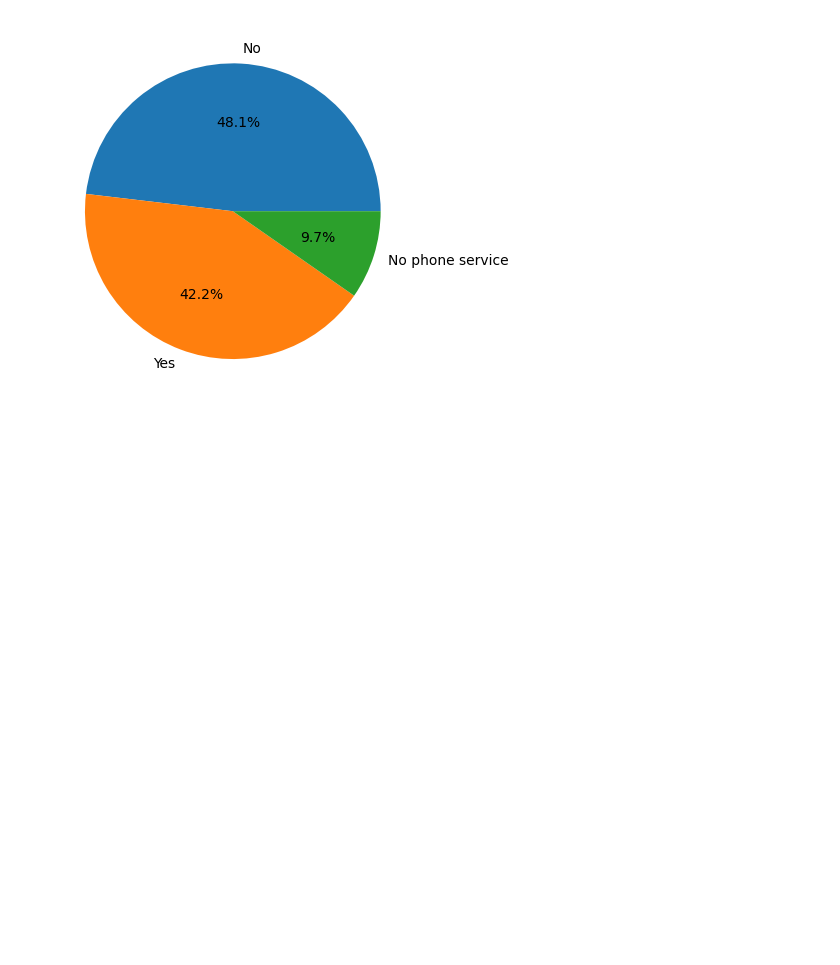
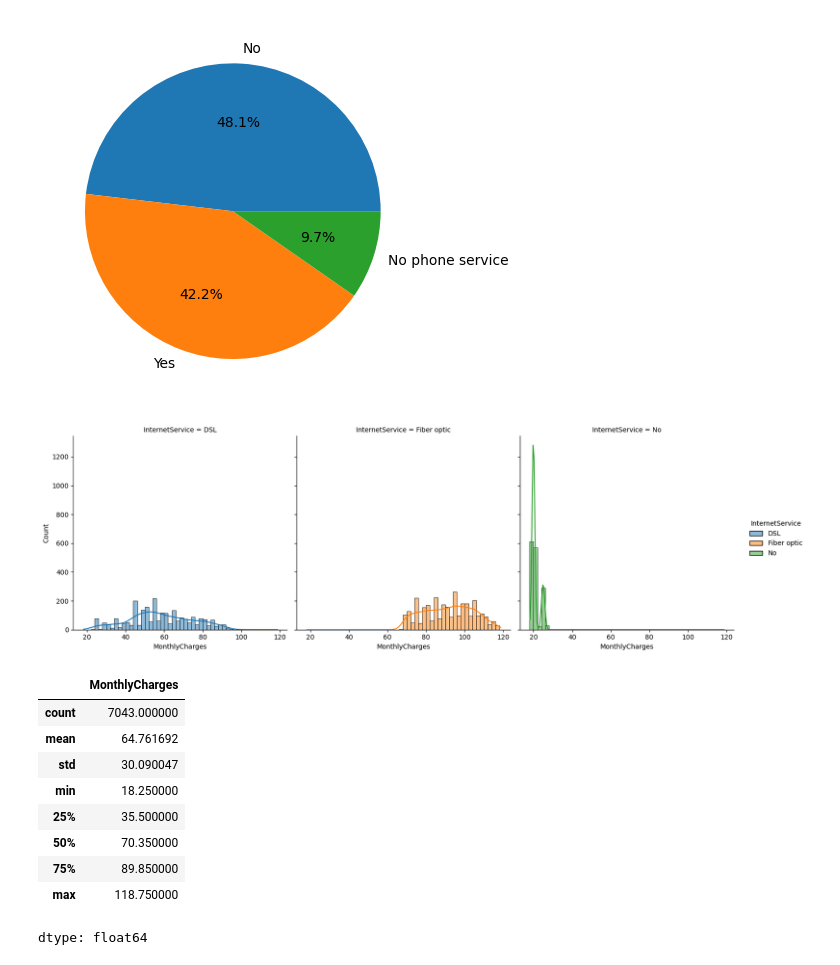
Before and after one commit to anshumbanga/Deep-Learning-and-NLP, a Jupyter notebook: Assignments/Telecom_churn.ipynb, the cells around one changed output. Cells and saved outputs as stored; diff of their text form; code cells hidden in the pictures; blank space fills up the shorter version.

```diff
--- a/Assignments/Telecom_churn.ipynb
+++ b/Assignments/Telecom_churn.ipynb
@@ -130,6 +129,19 @@ plt.show()
 [figure]
 # %%
 # MonthlyCharges	TotalCharges
-sns.histplot(df.MonthlyCharges,bins=range(18,120,2))
+sns.displot(data=df,x='MonthlyCharges',bins=range(18,120,2),kde=True, hue='InternetService',
+            col='InternetService',col_wrap=3)
 plt.show()
 df.MonthlyCharges.describe()
+# %% [output]
+[figure, added]
+|  | MonthlyCharges |
+| count | 7043.000000 |
+| mean | 64.761692 |
+| std | 30.090047 |
+| min | 18.250000 |
+| 25% | 35.500000 |
+| 50% | 70.350000 |
+| 75% | 89.850000 |
+| max | 118.750000 |
+dtype: float64
```
Also changed, not shown: parts of 57 cells of this notebook.
